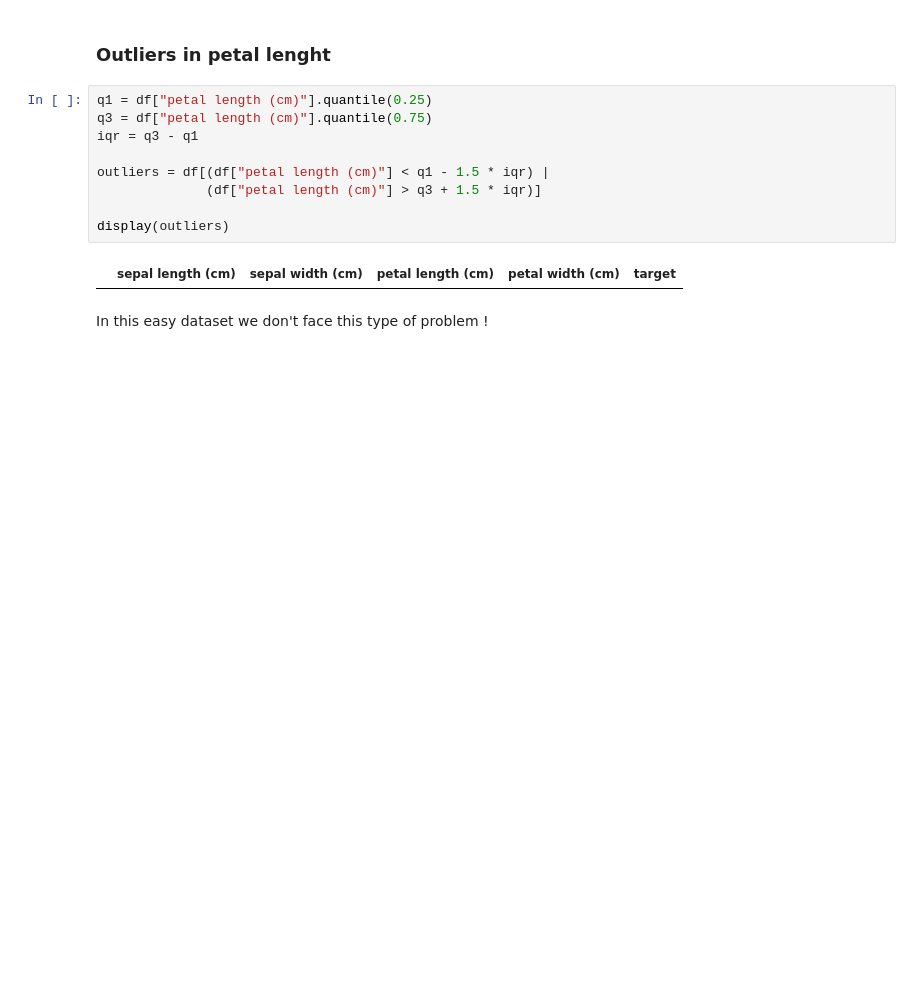
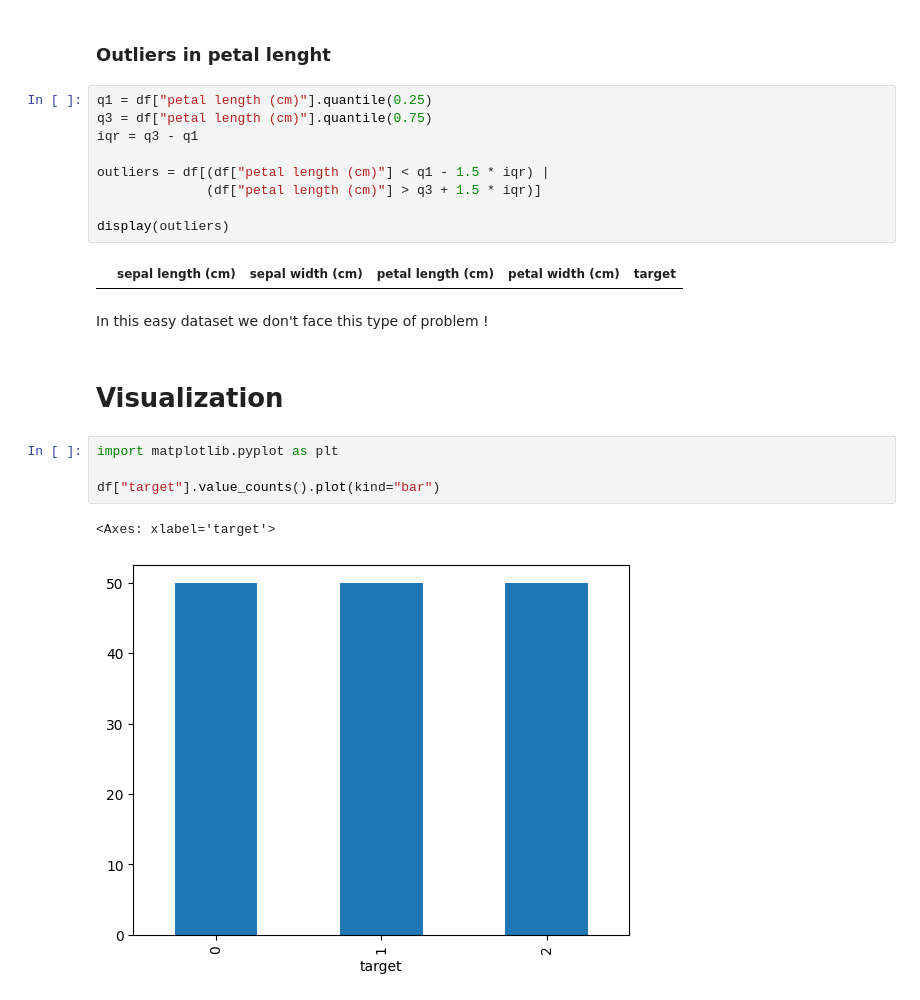
Before and after one commit to pierreprudh/Personal-Cheatsheets, a Jupyter notebook: 2 - Data Manipulation/examples.ipynb, the cells around one changed output. Drawn from its saved outputs; the diff is of its cells as text; blank space fills up the shorter version.

```diff
--- a/2 - Data Manipulation/examples.ipynb
+++ b/2 - Data Manipulation/examples.ipynb
@@ -193,3 +193,12 @@ display(outliers)
 |  | sepal length (cm) | sepal width (cm) | petal length (cm) | petal width (cm) | target |
 # %% [markdown]
 In this easy dataset we don't face this type of problem !
+# %% [markdown]
+# Visualization
+# %%
+import matplotlib.pyplot as plt
+
+df["target"].value_counts().plot(kind="bar")
+# %% [output]
+<Axes: xlabel='target'>
+[figure, added]
```
Also changed, not shown: 1 other file.
